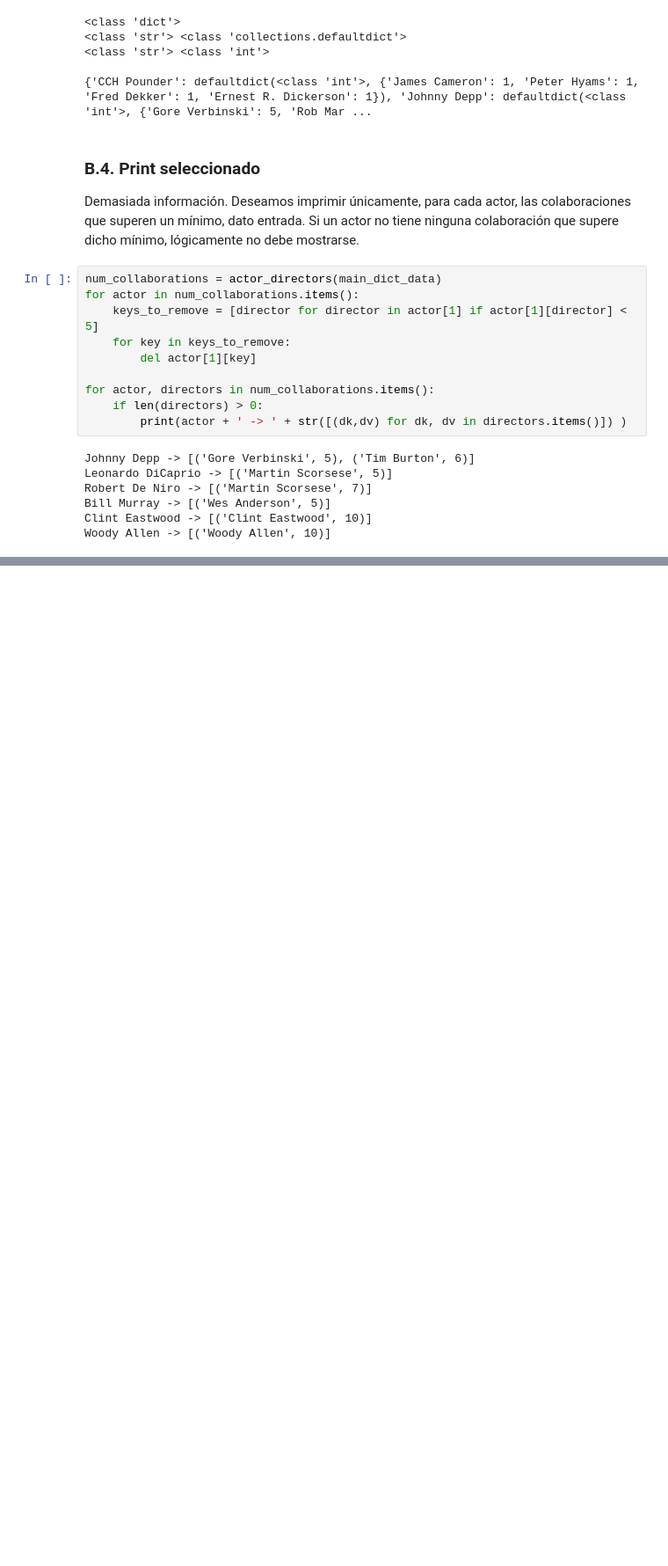
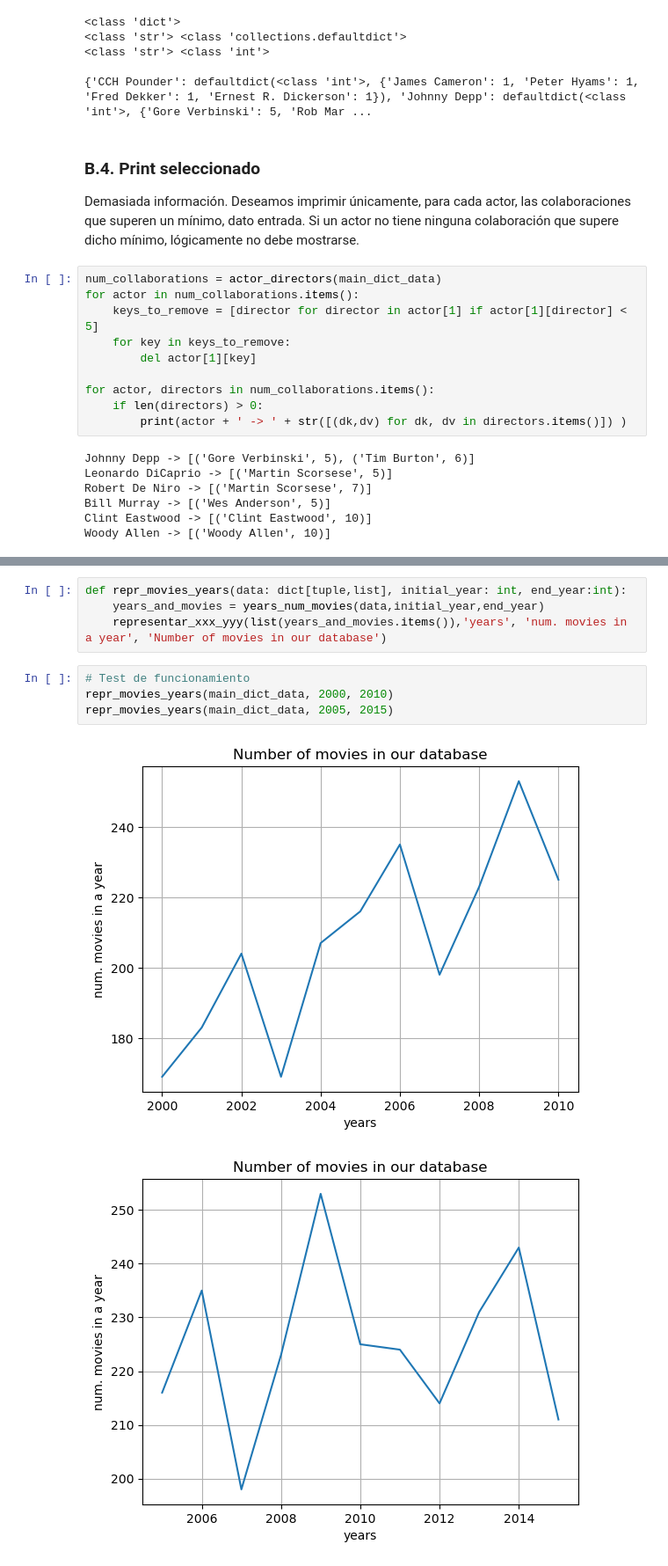
Before and after one commit to PabloPaezSheridan/FilmDataAnalysis, a Jupyter notebook: solution/film_analysis.ipynb, the cells around one changed output, grey strips where cells are left out. Shown: that part at 88% size. Drawn from its saved outputs; the diff is of its cells as text; blank space fills up the shorter version.

```diff
--- a/solution/film_analysis.ipynb
+++ b/solution/film_analysis.ipynb
@@ -368,0 +405,11 @@ Woody Allen -> [('Woody Allen', 10)]
+# %%
+def repr_movies_years(data: dict[tuple,list], initial_year: int, end_year:int):
+    years_and_movies = years_num_movies(data,initial_year,end_year)
+    representar_xxx_yyy(list(years_and_movies.items()),'years', 'num. movies in a year', 'Number of movies in our database')
+# %%
+# Test de funcionamiento
+repr_movies_years(main_dict_data, 2000, 2010)
+repr_movies_years(main_dict_data, 2005, 2015)
+# %% [output]
+[figure, added]
+[figure, added]
```
Also changed, not shown: parts of 5 cells of this notebook.
